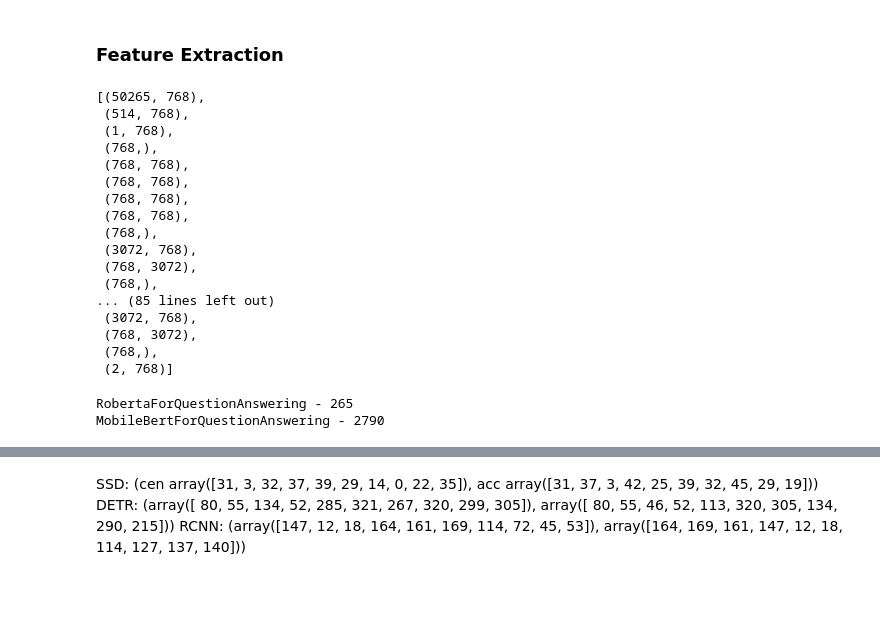
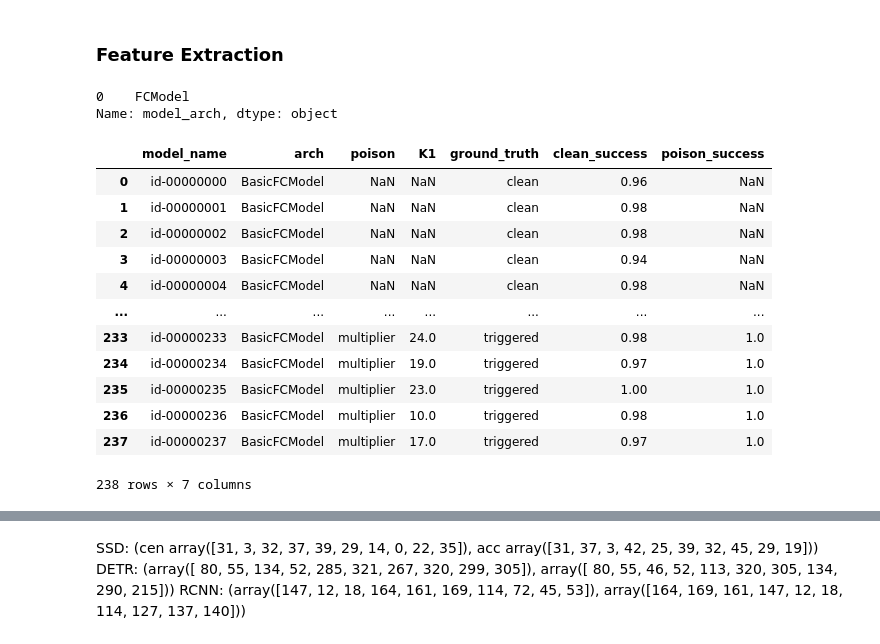
Before and after one commit to jsong2333333/TrojAI_Summary, a Jupyter notebook: explore.ipynb, the cells around one changed output, grey strips where cells are left out. Drawn from its saved outputs; the diff is of its cells as text; code cells hidden in the pictures; blank space fills up the shorter version.

```diff
--- a/explore.ipynb
+++ b/explore.ipynb
@@ -109,21 +142 @@ def _get_eigen_features(model_repr):
     return params
-# %%
-[v.shape for v in model_repr.values()]
-# %% [output]
-[(50265, 768),
- (514, 768),
- (1, 768),
- (768,),
- (768, 768),
- (768, 768),
- (768, 768),
- (768, 768),
- (768,),
- (3072, 768),
- (768, 3072),
- (768,),
-... (85 lines left out)
- (3072, 768),
- (768, 3072),
- (768,),
- (2, 768)]
@@ -131,0 +171,21 @@ device = torch.device('cuda:1')
+# %%
+METADATA['model_arch']
+# %% [output]
+0    FCModel
+Name: model_arch, dtype: object
+# %%
+metadata
+# %% [output]
+|  | model_name | arch | poison | K1 | ground_truth | clean_success | poison_success |
+| 0 | id-00000000 | BasicFCModel | NaN | NaN | clean | 0.96 | NaN |
+| 1 | id-00000001 | BasicFCModel | NaN | NaN | clean | 0.98 | NaN |
+| 2 | id-00000002 | BasicFCModel | NaN | NaN | clean | 0.98 | NaN |
+| 3 | id-00000003 | BasicFCModel | NaN | NaN | clean | 0.94 | NaN |
+| 4 | id-00000004 | BasicFCModel | NaN | NaN | clean | 0.98 | NaN |
+| ... | ... | ... | ... | ... | ... | ... | ... |
+| 233 | id-00000233 | BasicFCModel | multiplier | 24.0 | triggered | 0.98 | 1.0 |
+| 234 | id-00000234 | BasicFCModel | multiplier | 19.0 | triggered | 0.97 | 1.0 |
+| 235 | id-00000235 | BasicFCModel | multiplier | 23.0 | triggered | 1.00 | 1.0 |
+| 236 | id-00000236 | BasicFCModel | multiplier | 10.0 | triggered | 0.98 | 1.0 |
+| 237 | id-00000237 | BasicFCModel | multiplier | 17.0 | triggered | 0.97 | 1.0 |
+238 rows × 7 columns
@@ -161,6 +245,0 @@ for model_num in tqdm(range(120)):
-# %%
-for k, v in X.items():
-    print(f'{k} - {len(v[0])}')
-# %% [output]
-RobertaForQuestionAnswering - 265
-MobileBertForQuestionAnswering - 2790
```
Also changed, not shown: parts of 32 cells of this notebook, 41 other files.
